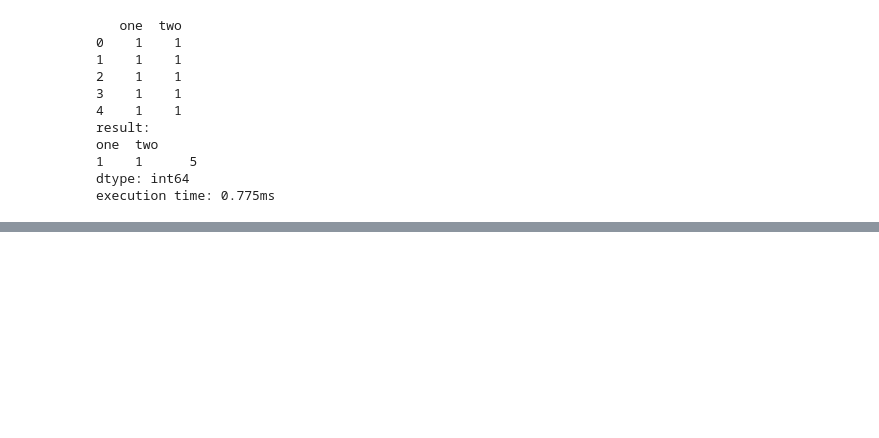
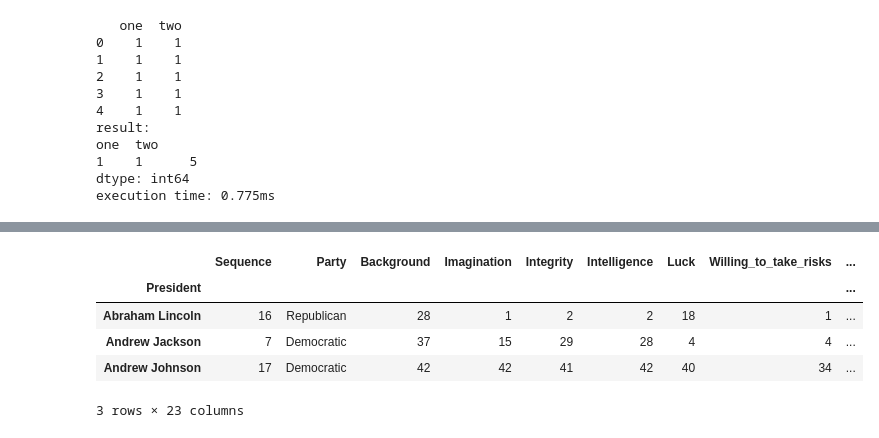
Before and after one commit to golyshevskii/pandas_thoughts, a Jupyter notebook: lol_dataframe.ipynb, the cells around one changed output, grey strips where cells are left out. Cells and saved outputs as stored; diff of their text form; code cells hidden in the pictures; blank space fills up the shorter version.

```diff
--- a/lol_dataframe.ipynb
+++ b/lol_dataframe.ipynb
@@ -469,0 +494,9 @@ execution time: 0.775ms
+# %%
+t_df.set_index('President').sort_index().head(3)
+# %% [output]
+|  | Sequence | Party | Background | Imagination | Integrity | Intelligence | Luck | Willing_to_take_risks | ... |
+| President |  |  |  |  |  |  |  |  | ... |
+| Abraham Lincoln | 16 | Republican | 28 | 1 | 2 | 2 | 18 | 1 | ... |
+| Andrew Jackson | 7 | Democratic | 37 | 15 | 29 | 28 | 4 | 4 | ... |
+| Andrew Johnson | 17 | Democratic | 42 | 42 | 41 | 42 | 40 | 34 | ... |
+3 rows × 23 columns
```
Also changed, not shown: parts of 7 cells of this notebook.
